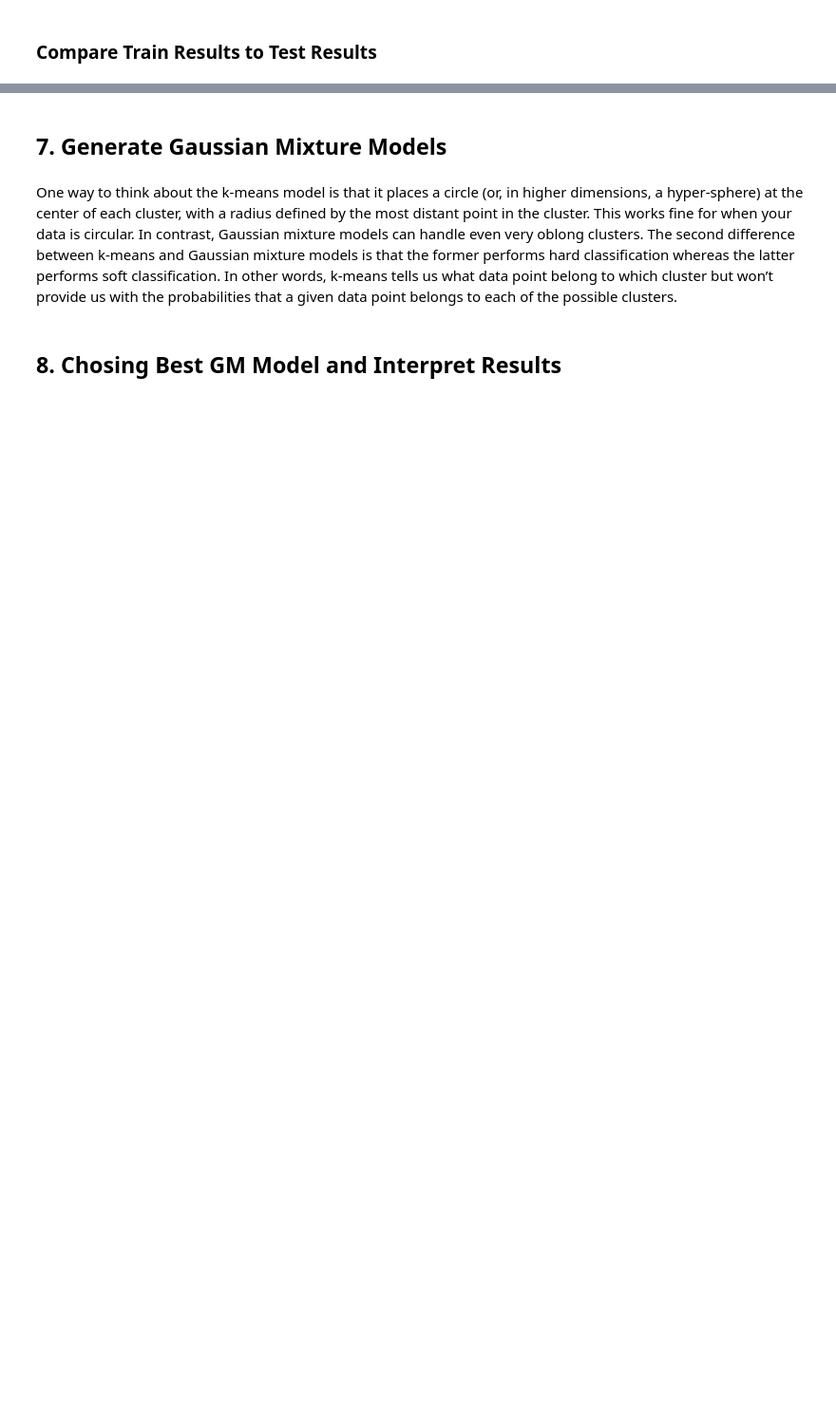
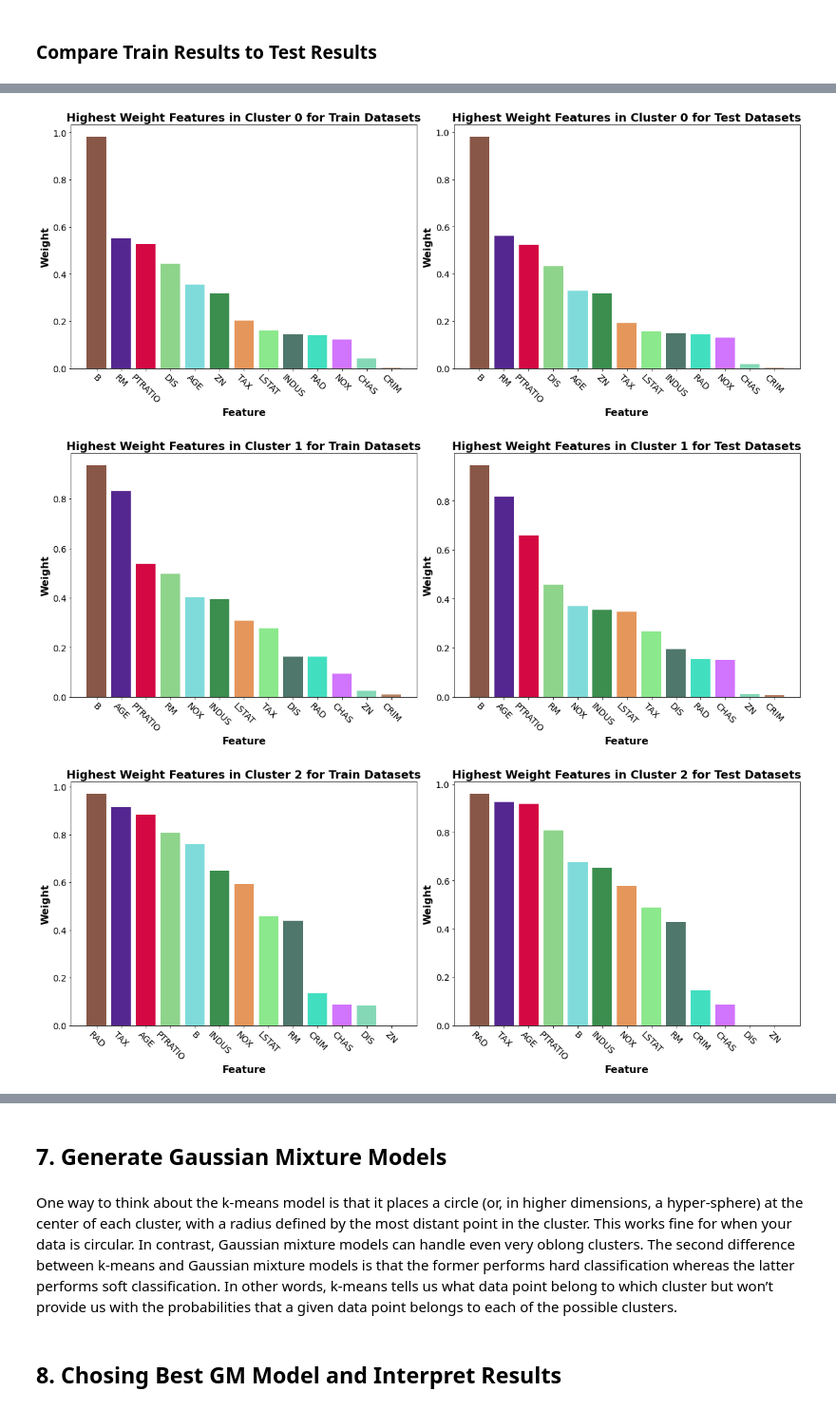
Before and after one commit to zqw86713/MSCA_31008_0N01_Winter_2023_Data_Mining_Principles, a Jupyter notebook: Assignment2/MScA_31008_Group_Assignment_2.ipynb, the cells around one changed output, grey strips where cells are left out. Shown: that part at 95% size. Drawn from its saved outputs; the diff is of its cells as text; code cells hidden in the pictures; blank space fills up the shorter version.

```diff
--- a/Assignment2/MScA_31008_Group_Assignment_2.ipynb
+++ b/Assignment2/MScA_31008_Group_Assignment_2.ipynb
@@ -317,3 +366,44 @@ abs(train_centroids_unscale - test_centroids_unscale)
+# %%
+# distribution of features in clusters - train versus test
+no_of_features = len(X.columns)
+number_of_colors = no_of_features
+train_feature_importances = get_cluster_feature_weights(optimal_clusters, train_centroids, X.columns)
+test_feature_importances = get_cluster_feature_weights(test_cluster.n_clusters, test_cluster.cluster_centers_, X.columns)
+
+random.seed(no_of_features)
+colors = ["#"+''.join([random.choice('0123456789ABCDEF') for j in range(6)])
+             for i in range(number_of_colors)]
+
+for j in range(0, optimal_clusters):
+    cluster_label = j
+
+    train_feature_weights = train_feature_importances[j]
+    df_feature_weight = pd.DataFrame(train_feature_weights[:no_of_features], columns=["Feature", "Weight"])
+
+    fig, (ax0, ax1) = plt.subplots(1, 2, figsize=(17,7))
+    ax0.tick_params(axis='both', which='major', labelsize=14)
+    ax0.bar(df_feature_weight["Feature"], df_feature_weight["Weight"], color = colors)
+    ax0.set_xlabel('Feature', fontsize=16, fontweight='bold')
+    ax0.set_ylabel('Weight', fontsize=16, fontweight='bold')
+    ax0.set_xticklabels(ax0.get_xticklabels(), rotation = -45)
+    ax0.set_title(f'Highest Weight Features in Cluster {cluster_label} for Train Datasets', fontsize=18, fontweight='bold')
+
+    test_feature_weights = test_feature_importances[j]
+    df_feature_weight = pd.DataFrame(test_feature_weights[:no_of_features], columns=["Feature", "Weight"])
+
+    ax1.tick_params(axis='both', which='major', labelsize=14)
+    ax1.bar(df_feature_weight["Feature"], df_feature_weight["Weight"], color = colors)
+    ax1.set_xlabel('Feature', fontsize=16, fontweight='bold')
+    ax1.set_ylabel('Weight', fontsize=16, fontweight='bold')
+    ax1.set_xticklabels(ax0.get_xticklabels(), rotation = -45)
+    ax1.set_title(f'Highest Weight Features in Cluster {cluster_label} for Test Datasets', fontsize=18, fontweight='bold')
+
+    fig.tight_layout()
+    plt.show()
+# %% [output]
+[figure, added]
+[figure, added]
+[figure, added]
 # %% [markdown]
 ### Interpretation of K-means Train/Test Clustering Results
 After comparing the results of the k-means clustering on the train and test data with 3 clusters we noticed the following:
```
Also changed, not shown: parts of 26 cells of this notebook.
